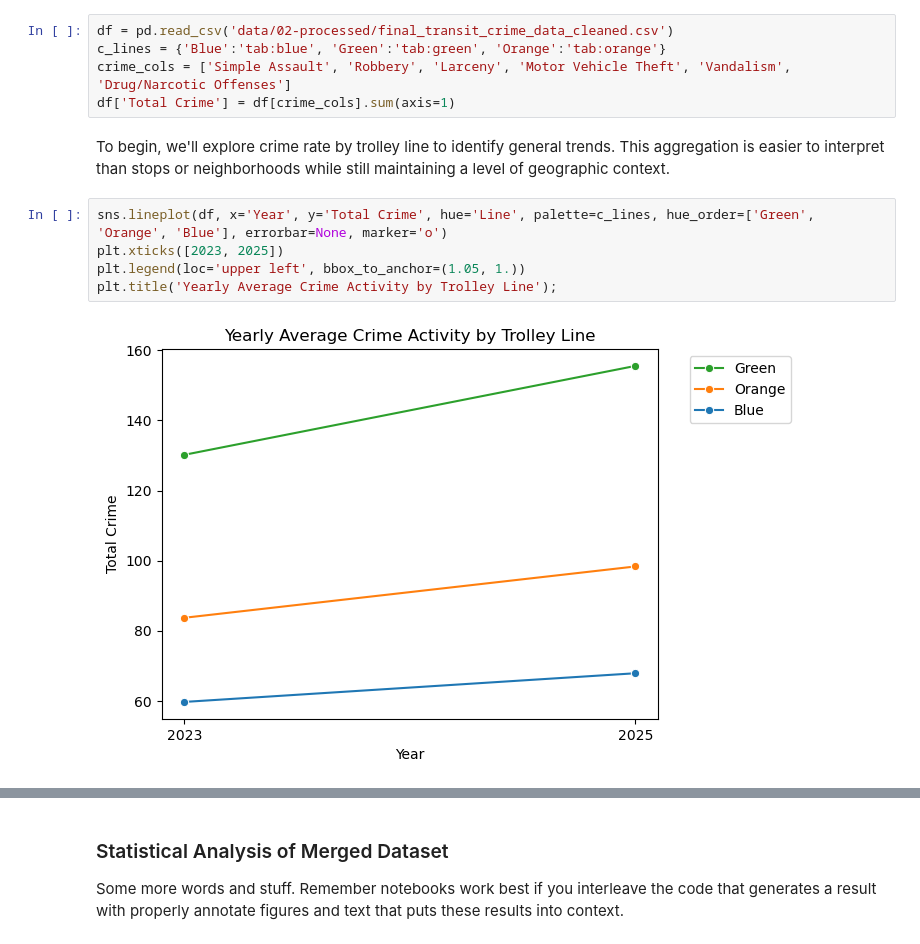
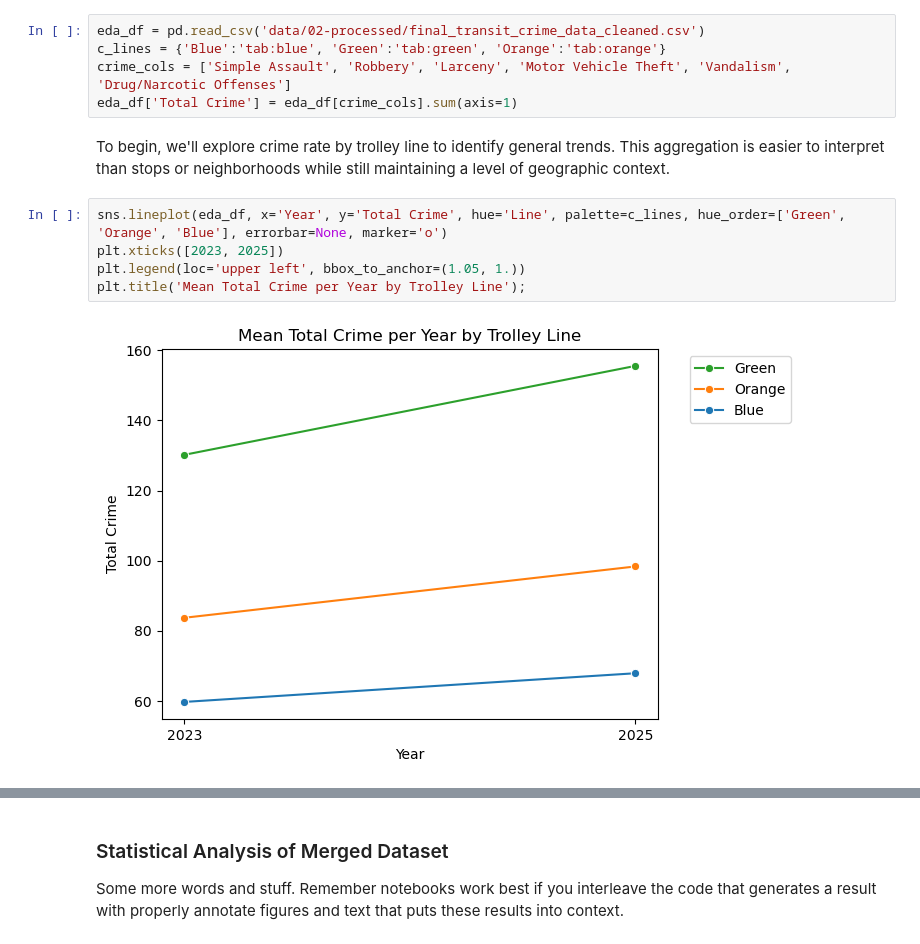
Before and after one commit to COGS108/Group022_WI26, a Jupyter notebook: 03-FinalProject.ipynb, the cells around one changed output, grey strips where cells are left out. Cells and saved outputs as stored; diff of their text form.

```diff
--- a/03-FinalProject.ipynb
+++ b/03-FinalProject.ipynb
@@ -477,15 +483,15 @@ tba
 # %%
-df = pd.read_csv('data/02-processed/final_transit_crime_data_cleaned.csv')
+eda_df = pd.read_csv('data/02-processed/final_transit_crime_data_cleaned.csv')
 c_lines = {'Blue':'tab:blue', 'Green':'tab:green', 'Orange':'tab:orange'}
 crime_cols = ['Simple Assault', 'Robbery', 'Larceny', 'Motor Vehicle Theft', 'Vandalism', 'Drug/Narcotic Offenses']
-df['Total Crime'] = df[crime_cols].sum(axis=1)
+eda_df['Total Crime'] = eda_df[crime_cols].sum(axis=1)
 # %% [markdown]
 To begin, we'll explore crime rate by trolley line to identify general trends. This aggregation is easier to interpret than stops or neighborhoods while still maintaining a level of geographic context.
 # %%
-sns.lineplot(df, x='Year', y='Total Crime', hue='Line', palette=c_lines, hue_order=['Green', 'Orange', 'Blue'], errorbar=None, marker='o')
+sns.lineplot(eda_df, x='Year', y='Total Crime', hue='Line', palette=c_lines, hue_order=['Green', 'Orange', 'Blue'], errorbar=None, marker='o')
 plt.xticks([2023, 2025])
 plt.legend(loc='upper left', bbox_to_anchor=(1.05, 1.))
-plt.title('Yearly Average Crime Activity by Trolley Line');
+plt.title('Mean Total Crime per Year by Trolley Line');
 # %% [output]
-[figure, old version]
+[figure, new version]
 # %%
```
Also changed, not shown: parts of 18 cells of this notebook.
